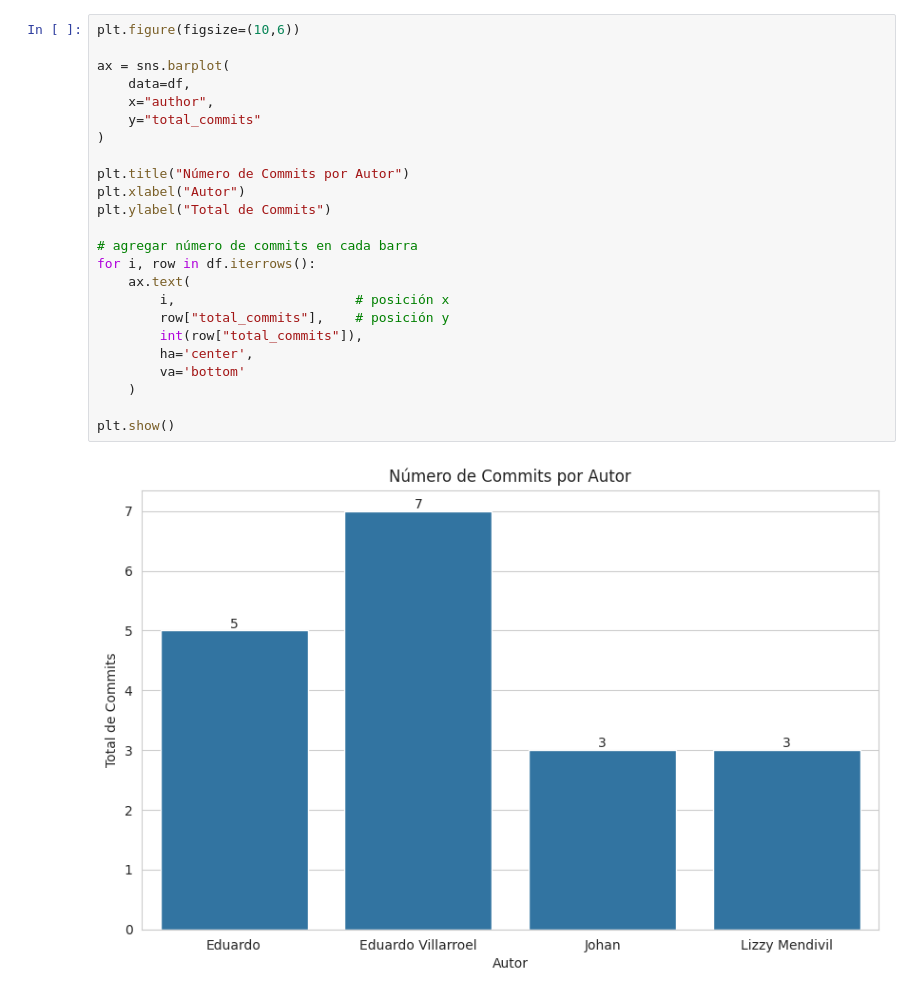
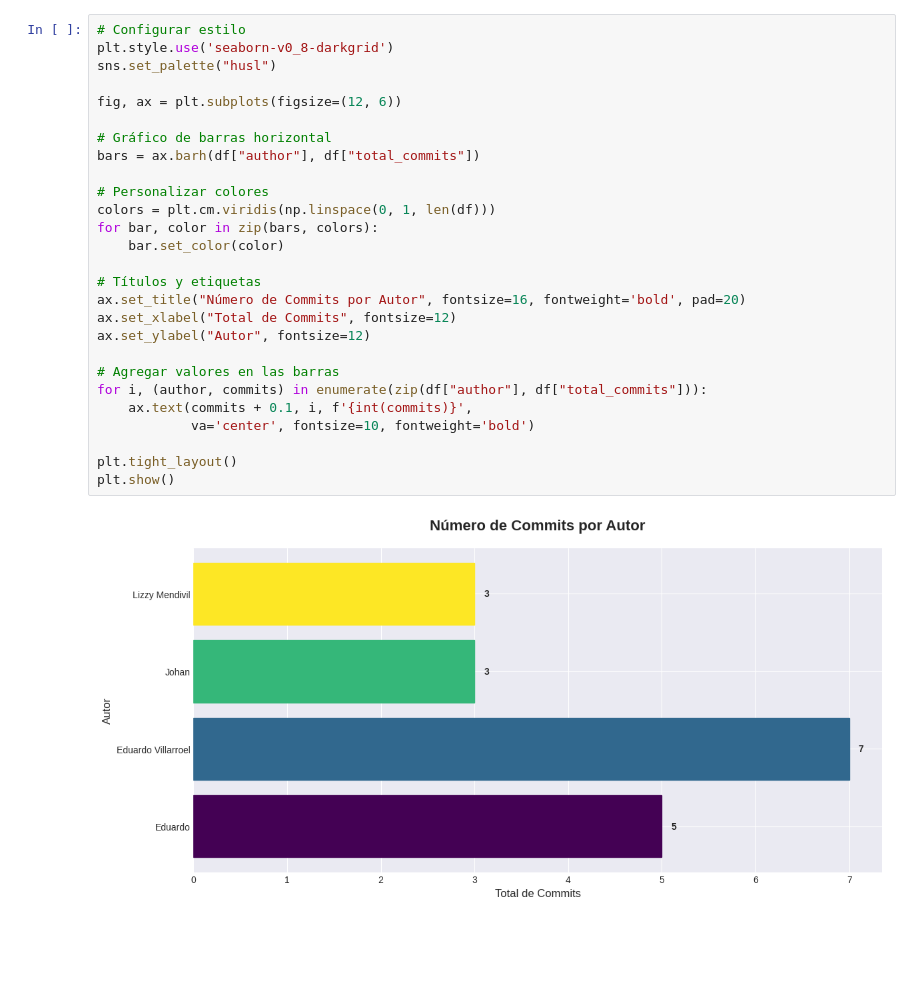
Before and after one commit to Johan-py/loreRepo, a Jupyter notebook: plots.ipynb, the cells around one changed output. Drawn from its saved outputs; the diff is of its cells as text; blank space fills up the shorter version.

```diff
--- a/plots.ipynb
+++ b/plots.ipynb
@@ -17,29 +18,32 @@ df
 # %%
-plt.figure(figsize=(10,6))
+# Configurar estilo
+plt.style.use('seaborn-v0_8-darkgrid')
+sns.set_palette("husl")
 
-ax = sns.barplot(
-    data=df,
-    x="author",
-    y="total_commits"
-)
+fig, ax = plt.subplots(figsize=(12, 6))
 
-plt.title("Número de Commits por Autor")
-plt.xlabel("Autor")
-plt.ylabel("Total de Commits")
+# Gráfico de barras horizontal
+bars = ax.barh(df["author"], df["total_commits"])
 
-# agregar número de commits en cada barra
-for i, row in df.iterrows():
-    ax.text(
-        i,                       # posición x
-        row["total_commits"],    # posición y
-        int(row["total_commits"]),
-        ha='center',
-        va='bottom'
-    )
+# Personalizar colores
+colors = plt.cm.viridis(np.linspace(0, 1, len(df)))
+for bar, color in zip(bars, colors):
+    bar.set_color(color)
 
+# Títulos y etiquetas
+ax.set_title("Número de Commits por Autor", fontsize=16, fontweight='bold', pad=20)
+ax.set_xlabel("Total de Commits", fontsize=12)
+ax.set_ylabel("Autor", fontsize=12)
+
+# Agregar valores en las barras
+for i, (author, commits) in enumerate(zip(df["author"], df["total_commits"])):
+    ax.text(commits + 0.1, i, f'{int(commits)}',
+            va='center', fontsize=10, fontweight='bold')
+
+plt.tight_layout()
 plt.show()
 # %% [output]
-[figure, old version]
+[figure, new version]
 # %%
 plt.figure(figsize=(10,6))
 
```
Also changed, not shown: parts of 9 cells of this notebook, 29 other files.
